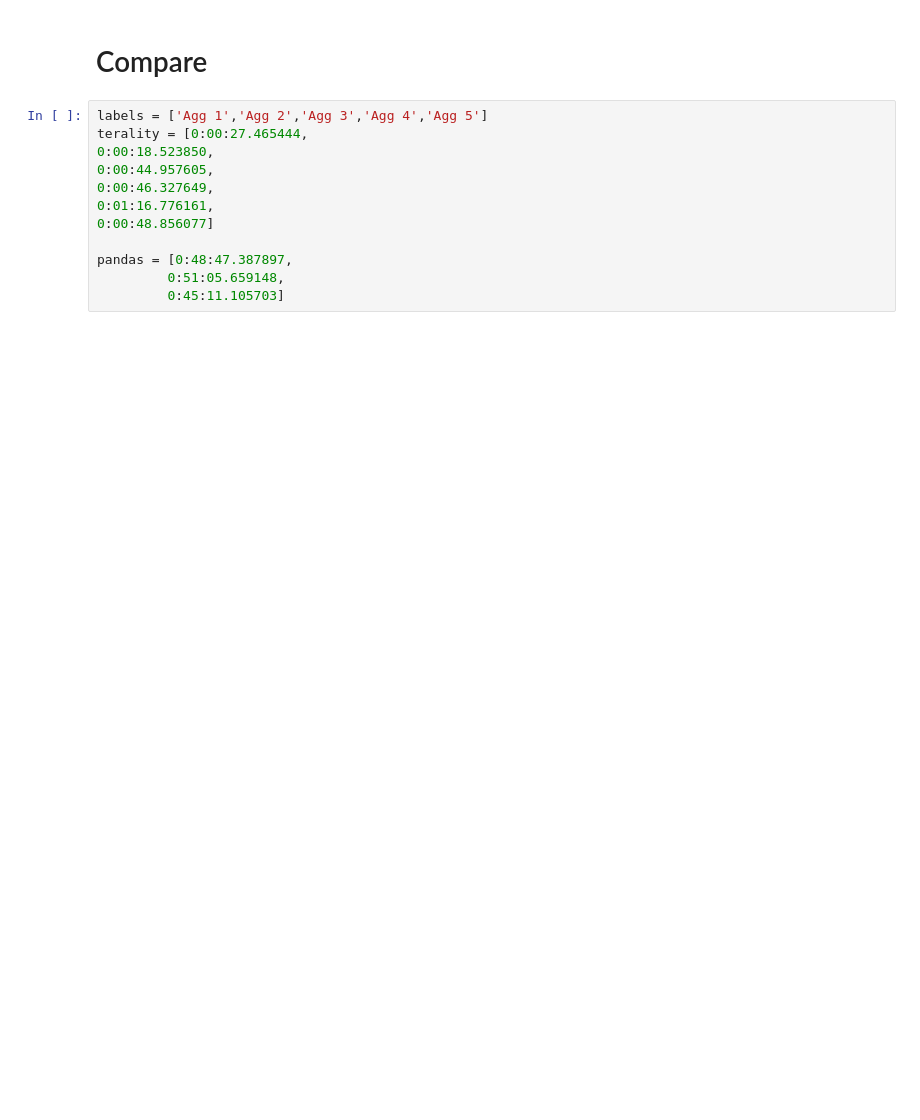
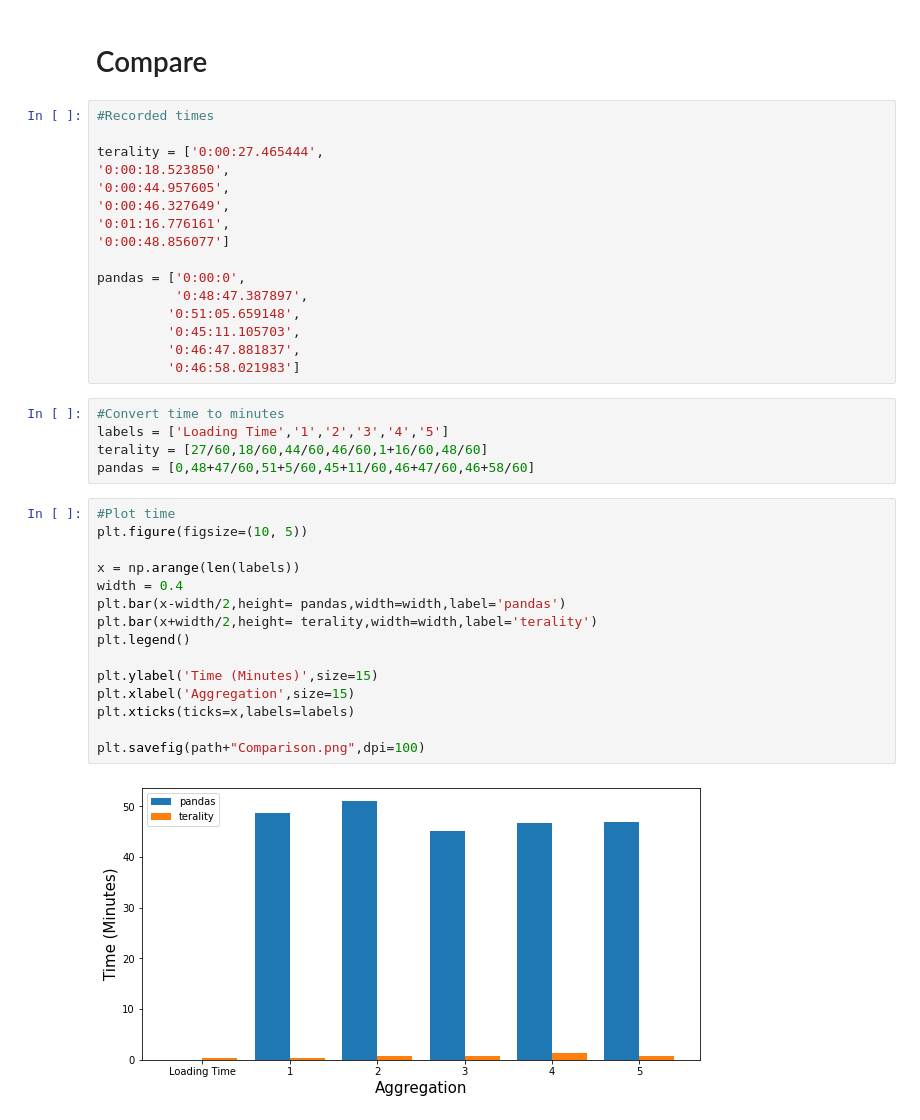
Before and after one commit to conorosully/medium-articles, a Jupyter notebook: src/terality.ipynb, the cells around one changed output. Cells and saved outputs as stored; diff of their text form; blank space fills up the shorter version.

```diff
--- a/src/terality.ipynb
+++ b/src/terality.ipynb
@@ -508,14 +530,40 @@ plt.savefig(path+"agg_5.png",dpi=100)
 # %% [markdown]
 # Compare
 # %%
-labels = ['Agg 1','Agg 2','Agg 3','Agg 4','Agg 5']
-terality = [0:00:27.465444,
-0:00:18.523850,
-0:00:44.957605,
-0:00:46.327649,
-0:01:16.776161,
-0:00:48.856077]
+#Recorded times
 
-pandas = [0:48:47.387897,
-         0:51:05.659148,
-         0:45:11.105703]
+terality = ['0:00:27.465444',
+'0:00:18.523850',
+'0:00:44.957605',
+'0:00:46.327649',
+'0:01:16.776161',
+'0:00:48.856077']
+
+pandas = ['0:00:0',
+          '0:48:47.387897',
+         '0:51:05.659148',
+         '0:45:11.105703',
+         '0:46:47.881837',
+         '0:46:58.021983']
+# %%
+#Convert time to minutes
+labels = ['Loading Time','1','2','3','4','5']
+terality = [27/60,18/60,44/60,46/60,1+16/60,48/60]
+pandas = [0,48+47/60,51+5/60,45+11/60,46+47/60,46+58/60]
+# %%
+#Plot time
+plt.figure(figsize=(10, 5))
+
+x = np.arange(len(labels))
+width = 0.4
+plt.bar(x-width/2,height= pandas,width=width,label='pandas')
+plt.bar(x+width/2,height= terality,width=width,label='terality')
+plt.legend()
+
+plt.ylabel('Time (Minutes)',size=15)
+plt.xlabel('Aggregation',size=15)
+plt.xticks(ticks=x,labels=labels)
+
+plt.savefig(path+"Comparison.png",dpi=100)
+# %% [output]
+[figure, added]
```
Also changed, not shown: parts of 5 cells of this notebook.
